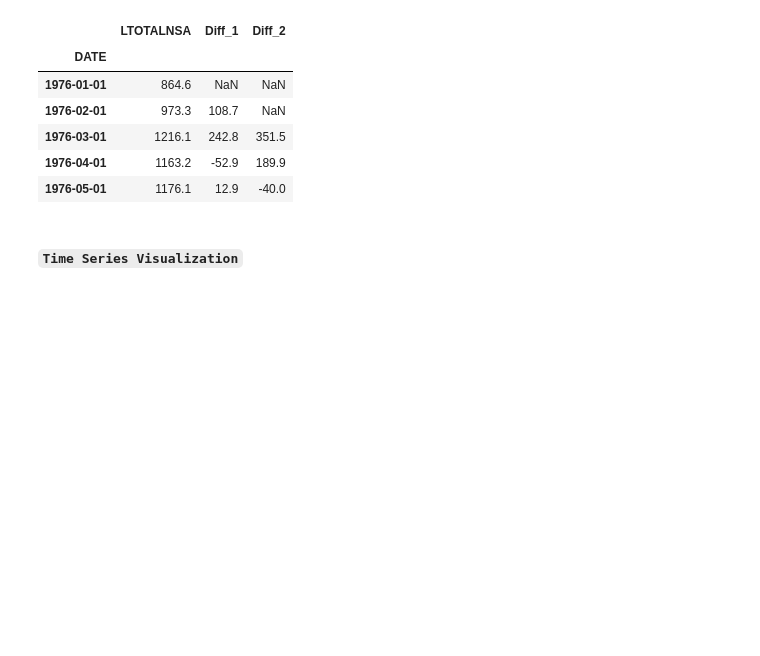
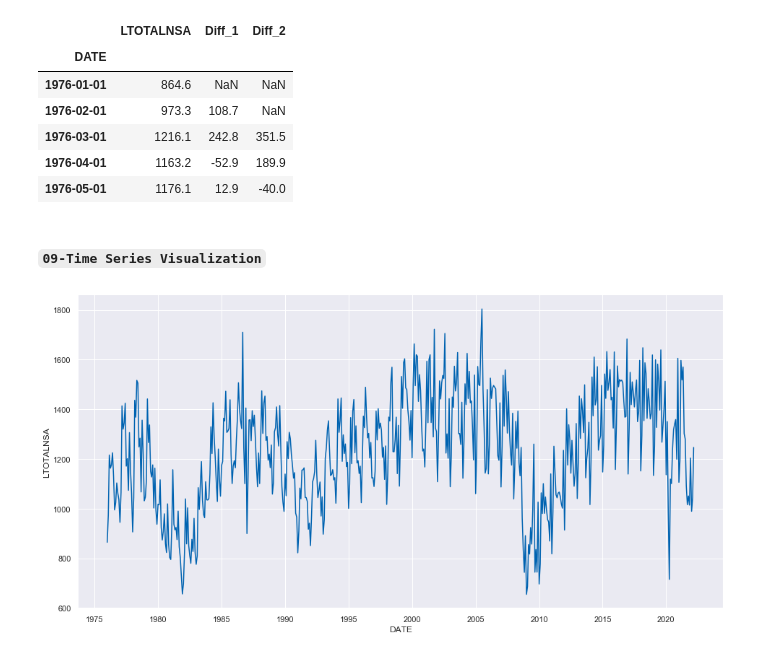
Before and after one commit to AI-MOO/Time_Series_Arabic_Explaination, a Jupyter notebook: 02-time_series_analysis.ipynb, the cells around one changed output. Cells and saved outputs as stored; diff of their text form; code cells hidden in the pictures; blank space fills up the shorter version.

```diff
--- a/02-time_series_analysis.ipynb
+++ b/02-time_series_analysis.ipynb
@@ -289,4 +289,22 @@ df_diff.head()
 | 1976-04-01 | 1163.2 | -52.9 | 189.9 |
 | 1976-05-01 | 1176.1 | 12.9 | -40.0 |
 # %% [markdown]
-#### `Time Series Visualization`
+#### `09-Time Series Visualization`
+# %%
+# استيراد المكتبات
+import matplotlib.pyplot as plt
+import seaborn as sns
+
+# تفضيلات نمط التصوير البياني
+sns.set_style("dark")
+sns.set(color_codes=True)
+
+# تهيئة التصوير البياني و أبعاده
+ax, fig = plt.subplots(figsize=(16,8))
+
+# تصوير السلسلة الزمنية
+sns.lineplot(data=df, x="DATE", y="LTOTALNSA",
+             color='#0063B1', )
+plt.show()
+# %% [output]
+[figure, added]
```
Also changed, not shown: parts of 16 cells of this notebook.
